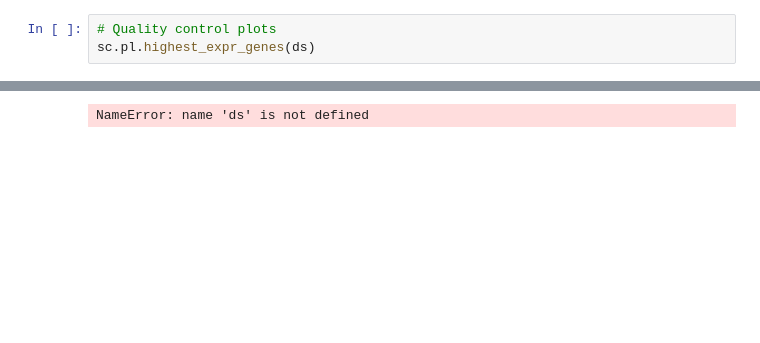
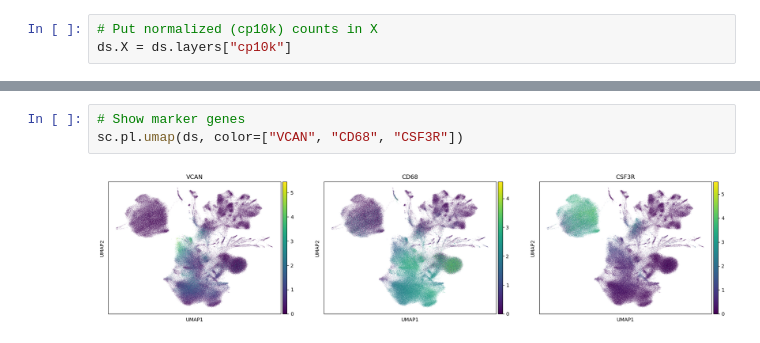
Before and after one commit to saliba-lab/covid19-bal-atlas-integration, a Jupyter notebook: bin/EDA.ipynb, the cells around one changed output, grey strips where cells are left out. Saved outputs shown, nothing was run; the diff lists cells and outputs as text; blank space fills up the shorter version.

```diff
--- a/bin/EDA.ipynb
+++ b/bin/EDA.ipynb
@@ -16,3 +32,3 @@ AnnData object with n_obs × n_vars = 342470 × 36601
 # %%
-# Quality control plots
-sc.pl.highest_expr_genes(ds)
+# Put normalized (cp10k) counts in X
+ds.X = ds.layers["cp10k"]
@@ -21,3 +35,5 @@ sc.pl.highest_expr_genes(ds)
 # %%
+# Show marker genes
+sc.pl.umap(ds, color=["VCAN", "CD68", "CSF3R"])
 # %% [output]
-NameError: name 'ds' is not defined
+[figure, added]
```
Also changed, not shown: parts of 10 cells of this notebook, 1 other file.
